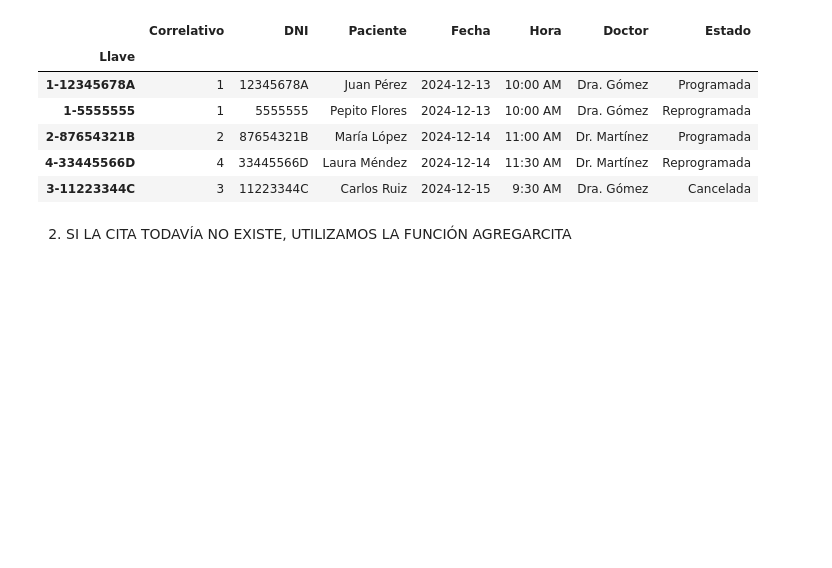
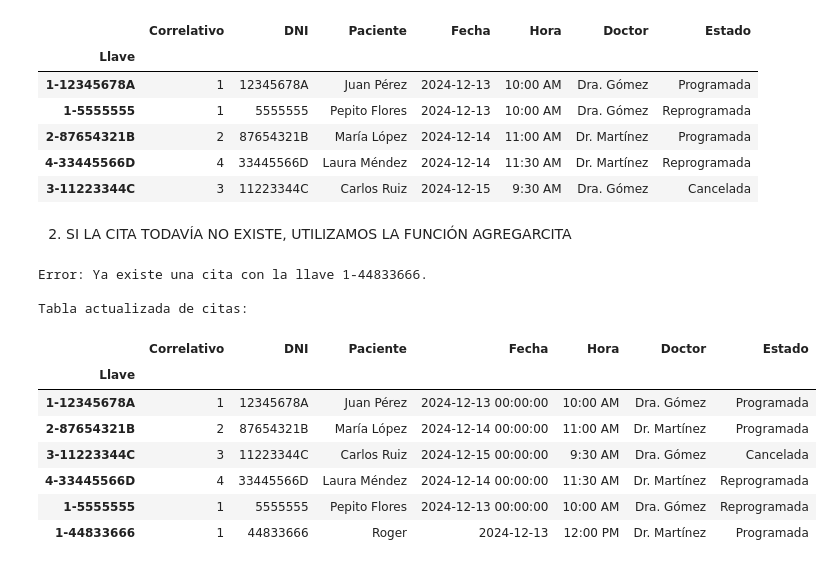
Before and after one commit to RogerReateguiUTEC/Tareas_Programacion101, a Jupyter notebook: Copia_de_Examen_Final_Programacion_101.ipynb, the cells around one changed output. Saved outputs shown, nothing was run; the diff lists cells and outputs as text; code cells hidden in the pictures; blank space fills up the shorter version.

```diff
--- a/Copia_de_Examen_Final_Programacion_101.ipynb
+++ b/Copia_de_Examen_Final_Programacion_101.ipynb
@@ -146,3 +146,22 @@ Citas ordenadas por fecha y hora:
 | 3-11223344C | 3 | 11223344C | Carlos Ruiz | 2024-12-15 | 9:30 AM | Dra. Gómez | Cancelada |
 # %% [markdown]
 2. SI LA CITA TODAVÍA NO EXISTE, UTILIZAMOS LA FUNCIÓN AGREGARCITA
+# %%
+# Usar la función para crear una nueva cita
+citas = agregarCita(citas, 1, "44833666", "Roger", "2024-12-13", "12:00 PM", "Dr. Martínez")
+
+# Mostrar el DataFrame actualizado
+print("\nTabla actualizada de citas:")
+citas.head(10)
+# %% [output]
+Error: Ya existe una cita con la llave 1-44833666.
+
+Tabla actualizada de citas:
+|  | Correlativo | DNI | Paciente | Fecha | Hora | Doctor | Estado |
+| Llave |  |  |  |  |  |  |  |
+| 1-12345678A | 1 | 12345678A | Juan Pérez | 2024-12-13 00:00:00 | 10:00 AM | Dra. Gómez | Programada |
+| 2-87654321B | 2 | 87654321B | María López | 2024-12-14 00:00:00 | 11:00 AM | Dr. Martínez | Programada |
+| 3-11223344C | 3 | 11223344C | Carlos Ruiz | 2024-12-15 00:00:00 | 9:30 AM | Dra. Gómez | Cancelada |
+| 4-33445566D | 4 | 33445566D | Laura Méndez | 2024-12-14 00:00:00 | 11:30 AM | Dr. Martínez | Reprogramada |
+| 1-5555555 | 1 | 5555555 | Pepito Flores | 2024-12-13 00:00:00 | 10:00 AM | Dra. Gómez | Reprogramada |
+| 1-44833666 | 1 | 44833666 | Roger | 2024-12-13 | 12:00 PM | Dr. Martínez | Programada |
```
Also changed, not shown: parts of 2 cells of this notebook.
